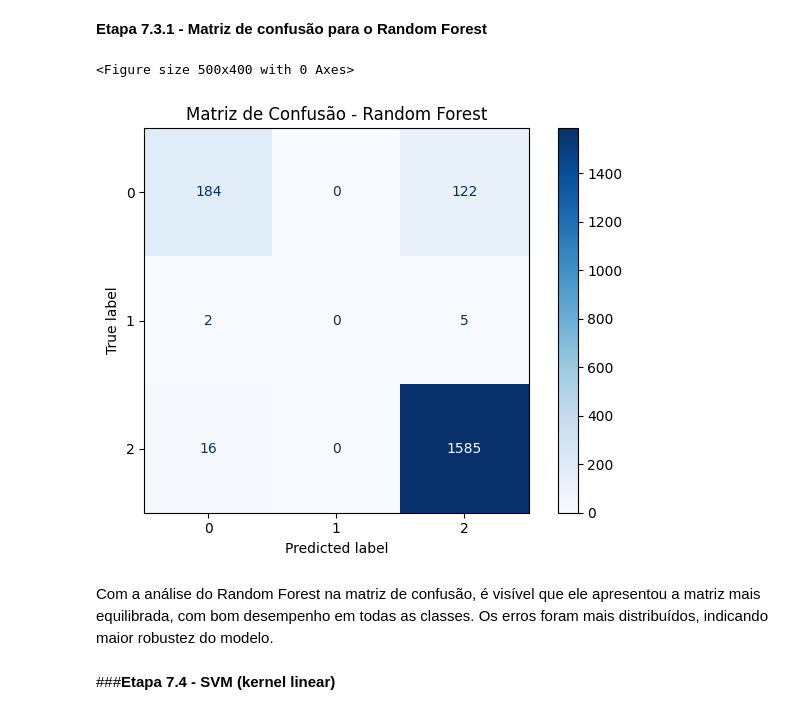
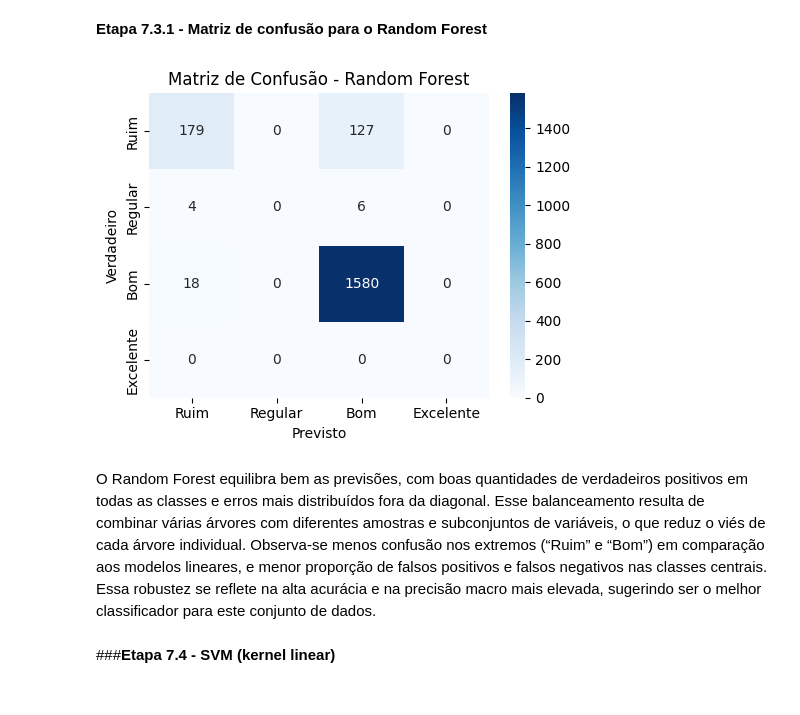
Before and after one commit to vitao-bolado/Trabalho2_AnaliseDados, a Jupyter notebook: Trabalho2_AnaliseDados_VitorFaustinoTirabassi.ipynb, the cells around one changed output. Drawn from its saved outputs; the diff is of its cells as text; code cells hidden in the pictures.

```diff
--- a/Trabalho2_AnaliseDados_VitorFaustinoTirabassi.ipynb
+++ b/Trabalho2_AnaliseDados_VitorFaustinoTirabassi.ipynb
@@ -388,22 +452,39 @@ F1-Score: 0.5604153842375498
 # %% [markdown]
 **Etapa 7.3.1 - Matriz de confusão para o Random Forest**
-# %%
-modelos_class = {
-    'Random Forest': rf_model,
-}
-
-for nome, modelo in modelos_class.items():
-    plt.figure(figsize=(5, 4))
-    ConfusionMatrixDisplay.from_estimator(modelo, Xc_test, yc_test, cmap='Blues')
-    plt.title(f'Matriz de Confusão - {nome}')
-    plt.grid(False)
-    plt.tight_layout()
-    plt.show()
-# %% [output]
-<Figure size 500x400 with 0 Axes>
-[figure, removed]
-# %% [markdown]
-Com a análise do Random Forest na matriz de confusão, é visível que ele apresentou a matriz mais equilibrada, com bom desempenho em todas as classes. Os erros foram mais distribuídos, indicando maior robustez do modelo.
+# %%
+modelos = {
+    'Random Forest': rf_model,
+}
+
+X_train = Xc_train
+y_train = yc_train
+X_test = Xc_test
+y_test = yc_test
+
+
+for nome, modelo in modelos.items():
+    modelo.fit(X_train, y_train)
+    y_pred = modelo.predict(X_test)
+
+    acc = accuracy_score(y_test, y_pred)
+    prec = precision_score(y_test, y_pred, average='macro', zero_division=0)
+    rec = recall_score(y_test, y_pred, average='macro', zero_division=0)
+    f1 = f1_score(y_test, y_pred, average='macro', zero_division=0)
+
+    cm = confusion_matrix(y_test, y_pred, labels=labels)
+
+    plt.figure(figsize=(5, 4))
+    sns.heatmap(cm, annot=True, fmt='d', cmap='Blues',
+                xticklabels=class_names, yticklabels=class_names)
+    plt.title(f'Matriz de Confusão - {nome}')
+    plt.xlabel("Previsto")
+    plt.ylabel("Verdadeiro")
+    plt.tight_layout()
+    plt.show()
+# %% [output]
+[figure, added]
+# %% [markdown]
+O Random Forest equilibra bem as previsões, com boas quantidades de verdadeiros positivos em todas as classes e erros mais distribuídos fora da diagonal. Esse balanceamento resulta de combinar várias árvores com diferentes amostras e subconjuntos de variáveis, o que reduz o viés de cada árvore individual. Observa-se menos confusão nos extremos (“Ruim” e “Bom”) em comparação aos modelos lineares, e menor proporção de falsos positivos e falsos negativos nas classes centrais. Essa robustez se reflete na alta acurácia e na precisão macro mais elevada, sugerindo ser o melhor classificador para este conjunto de dados.
 # %% [markdown]
 ###**Etapa 7.4 - SVM (kernel linear)**
 # %%
```
Also changed, not shown: parts of 31 cells of this notebook.
